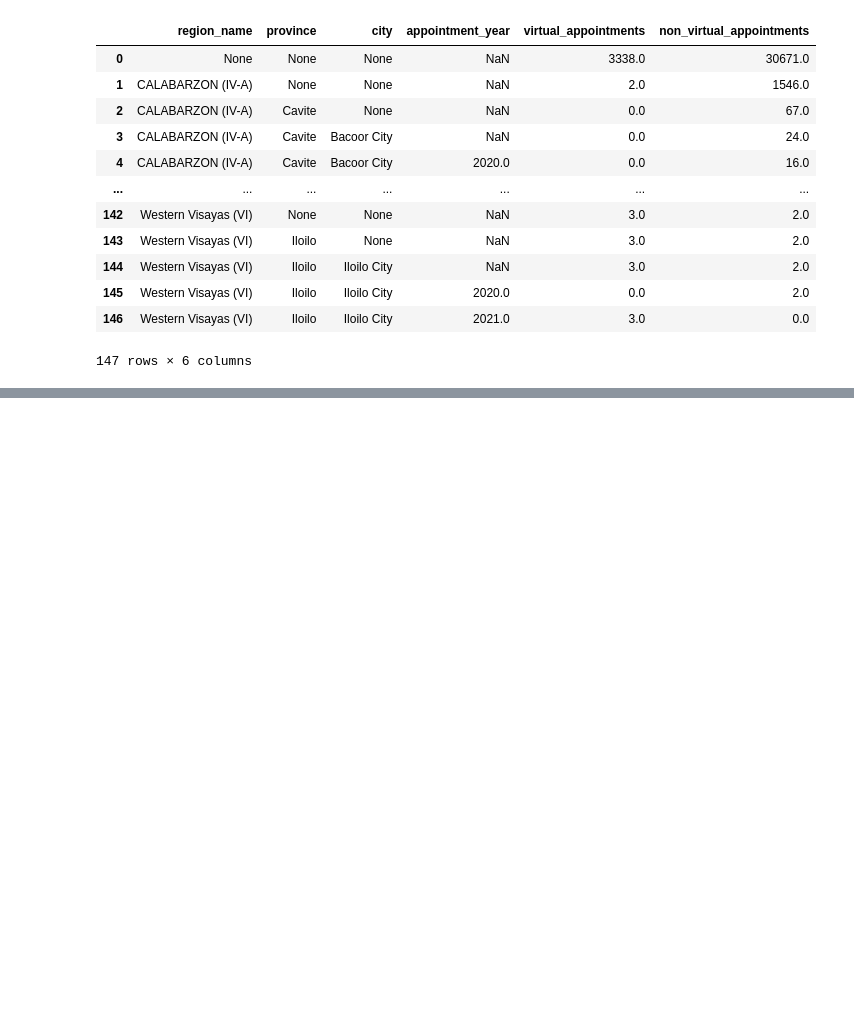
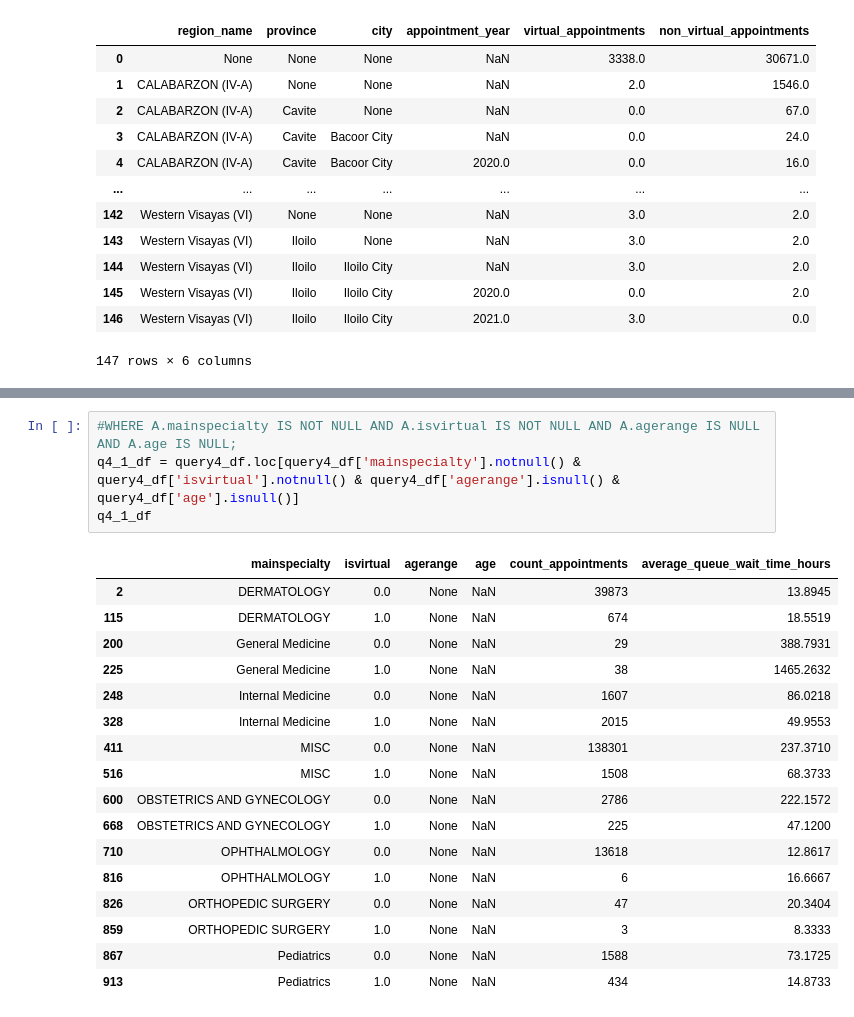
Before and after one commit to ADichoso/STADVDB_MCO1, a Jupyter notebook: Functional Testing.ipynb, the cells around one changed output, grey strips where cells are left out. Drawn from its saved outputs; the diff is of its cells as text; blank space fills up the shorter version.

```diff
--- a/Functional Testing.ipynb
+++ b/Functional Testing.ipynb
@@ -167,0 +265,22 @@ q1_rollup_df
+# %%
+#WHERE A.mainspecialty IS NOT NULL AND A.isvirtual IS NOT NULL AND A.agerange IS NULL AND A.age IS NULL;
+q4_1_df = query4_df.loc[query4_df['mainspecialty'].notnull() & query4_df['isvirtual'].notnull() & query4_df['agerange'].isnull() & query4_df['age'].isnull()]
+q4_1_df
+# %% [output]
+|  | mainspecialty | isvirtual | agerange | age | count_appointments | average_queue_wait_time_hours |
+| 2 | DERMATOLOGY | 0.0 | None | NaN | 39873 | 13.8945 |
+| 115 | DERMATOLOGY | 1.0 | None | NaN | 674 | 18.5519 |
+| 200 | General Medicine | 0.0 | None | NaN | 29 | 388.7931 |
+| 225 | General Medicine | 1.0 | None | NaN | 38 | 1465.2632 |
+| 248 | Internal Medicine | 0.0 | None | NaN | 1607 | 86.0218 |
+| 328 | Internal Medicine | 1.0 | None | NaN | 2015 | 49.9553 |
+| 411 | MISC | 0.0 | None | NaN | 138301 | 237.3710 |
+| 516 | MISC | 1.0 | None | NaN | 1508 | 68.3733 |
+| 600 | OBSTETRICS AND GYNECOLOGY | 0.0 | None | NaN | 2786 | 222.1572 |
+| 668 | OBSTETRICS AND GYNECOLOGY | 1.0 | None | NaN | 225 | 47.1200 |
+| 710 | OPHTHALMOLOGY | 0.0 | None | NaN | 13618 | 12.8617 |
+| 816 | OPHTHALMOLOGY | 1.0 | None | NaN | 6 | 16.6667 |
+| 826 | ORTHOPEDIC SURGERY | 0.0 | None | NaN | 47 | 20.3404 |
+| 859 | ORTHOPEDIC SURGERY | 1.0 | None | NaN | 3 | 8.3333 |
+| 867 | Pediatrics | 0.0 | None | NaN | 1588 | 73.1725 |
+| 913 | Pediatrics | 1.0 | None | NaN | 434 | 14.8733 |
```
Also changed, not shown: parts of 15 cells of this notebook, 1 other file.
